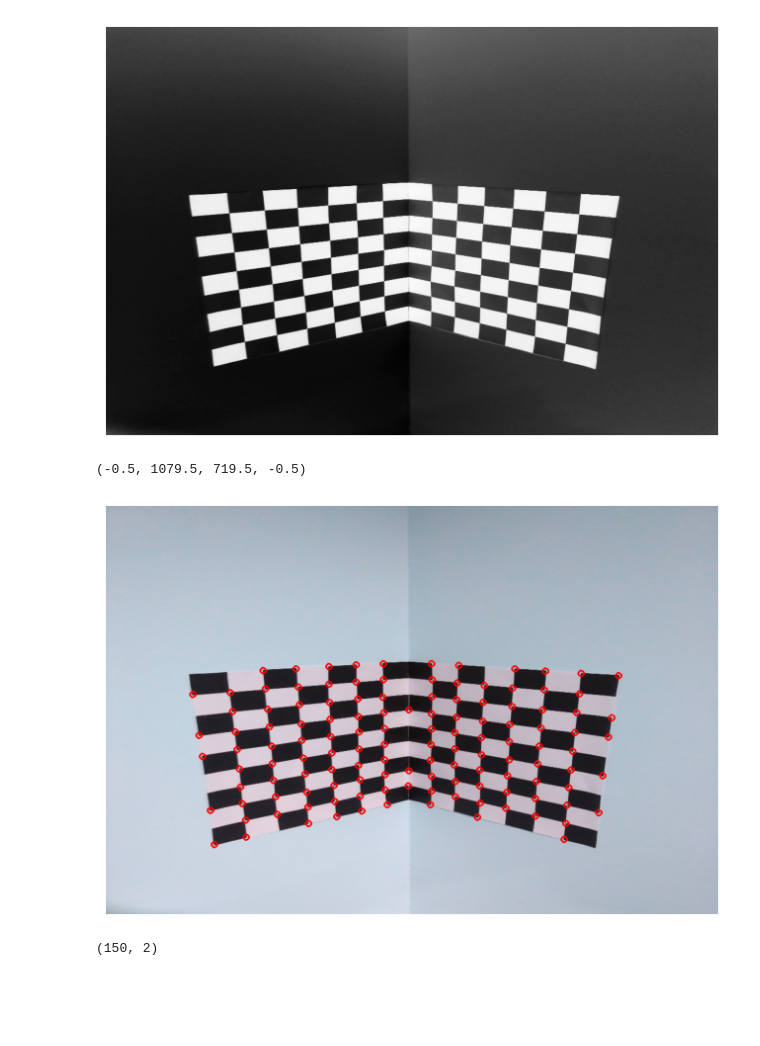
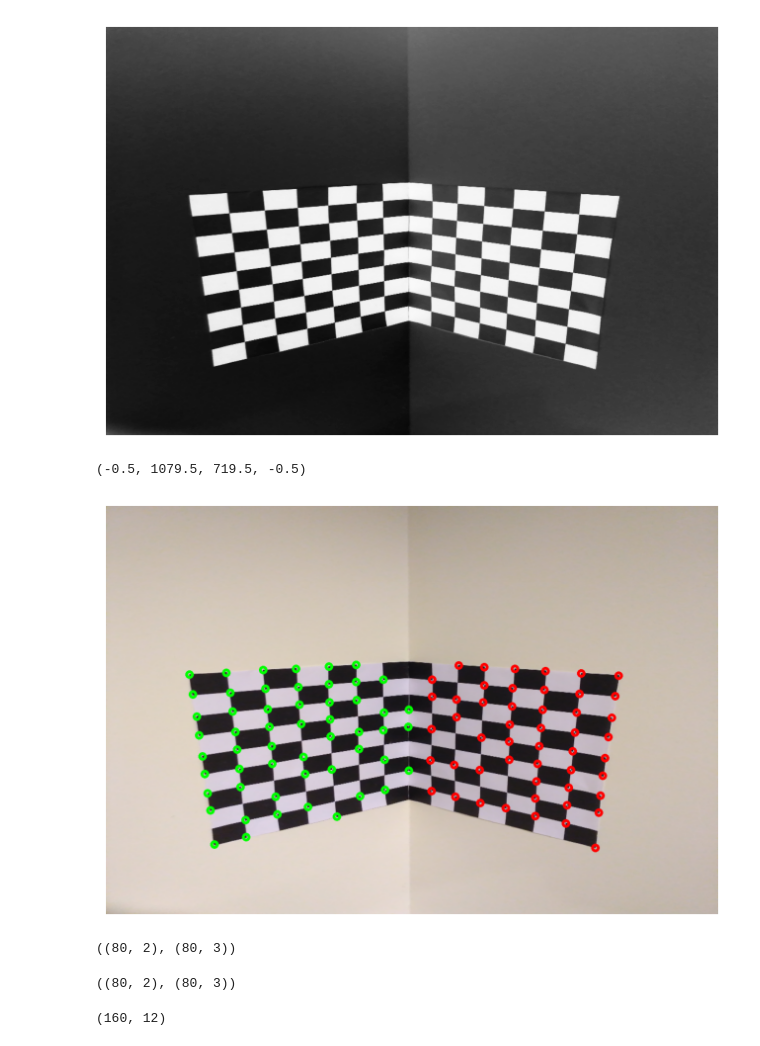
Before and after one commit to FaizalKarim280280/CV-Spring-2024, a Jupyter notebook: A1/main.ipynb, the cells around one changed output. Saved outputs shown, nothing was run; the diff lists cells and outputs as text; code cells hidden in the pictures; blank space fills up the shorter version.

```diff
--- a/A1/main.ipynb
+++ b/A1/main.ipynb
@@ -17,6 +17,7 @@ np.__version__
 # %%
 img = cv2.imread('./Data/calib-object.jpg')
 img = cv2.resize(img, (1080, 720))
+img = cv2.cvtColor(img, cv2.COLOR_BGR2RGB)
 img_gray = cv2.cvtColor(img, cv2.COLOR_BGR2GRAY)
 plt.imshow(img_gray)
 plt.axis('off')
@@ -24,14 +25,22 @@ plt.axis('off')
 (-0.5, 1079.5, 719.5, -0.5)
 [figure]
 # %%
-corners = cv2.goodFeaturesToTrack(img_gray, maxCorners=150, qualityLevel=0.5,  minDistance=20)
+corners = cv2.goodFeaturesToTrack(img_gray, maxCorners=200, qualityLevel=0.4,  minDistance=30)
 corners = np.intp(corners).reshape(-1, 2)
 img_corners = img.copy()
+points_3d = []
+
 for corner in corners:
-    img_corners = cv2.circle(img_corners, (corner[0], corner[1]), 5, (255, 0, 0), 2)
+    if corner[0] <= 540:
+        points_3d.append([corner[0], corner[1], 0])
+    else:
+        points_3d.append([540, corner[1], -(corner[0] - 540)])
+    color = (255, 0, 0) if corner[0] >= 540 else (0, 255, 0)
+    img_corners = cv2.circle(img_corners, (int(corner[0]), int(corner[1])), 5, color, 4)
+
 
 plt.imshow(img_corners)
 plt.axis('off')
 # %% [output]
 (-0.5, 1079.5, 719.5, -0.5)
-[figure, old version]
+[figure, new version]
@@ -38,3 +117,61 @@ plt.axis('off')
+# %%
+
+def get_correspondences(img, first_half=True):
+    if first_half:
+        img[:, 540:] = np.zeros_like(img[:, 540:])
+    else:
+        img[:, :540] = np.zeros_like(img[:, :540])
+
+    ret, corners = cv2.findChessboardCorners(img, (8, 5))
+    corners = corners.reshape(-1, 2)
+    points_2d = corners[np.argsort(corners[:, 0])]
+    points_3d = []
+
+    for i in range(5):
+        for j in range(8):
+            if first_half:
+                points_3d.append([2 + 2*i, 2 + 2*j, 0])
+            else:
+                points_3d.append([14, 16 - 2*j, -2*i - 4])
+
+    return np.array(points_2d), np.array(points_3d)
+
+
+T_2d = np.array([
+    [2/1080, 0, -1],
+    [0, 2/720, -1],
+    [0, 0, 1]
+])
+
+T_3d = np.array([
+    [1/20, 0, 0, 0],
+    [0, 1/20, 0, 0],
+    [0, 0, 1/20, 0],
+    [0, 0, 0, 1]
+])
+
+points_2d_left, points_3d_left = get_correspondences(img_gray.copy(), first_half=True)
+points_2d_right, points_3d_right = get_correspondences(img_gray.copy(), first_half=False)
+
+
+points_2d = np.concatenate([points_2d_left, points_2d_right], axis=0)
+points_3d = np.concatenate([points_3d_left, points_3d_right], axis=0)
+
+points_2d.shape, points_3d.shape
+# %% [output]
+((80, 2), (80, 3))
+# %%
+
+points_2d = np.hstack((points_2d, np.ones((len(points_2d), 1)))) @ T_2d.T
+points_3d = np.hstack((points_3d, np.ones((len(points_3d), 1)))) @ T_3d.T
+
+points_2d, points_3d = points_2d[:, :-1], points_3d[:, :-1]
+
+points_2d.shape, points_3d.shape
+# %% [output]
+((80, 2), (80, 3))
 # %%
+
+A.shape
 # %% [output]
-(150, 2)
+(160, 12)
```
Also changed, not shown: parts of 5 cells of this notebook, 1 other file.
